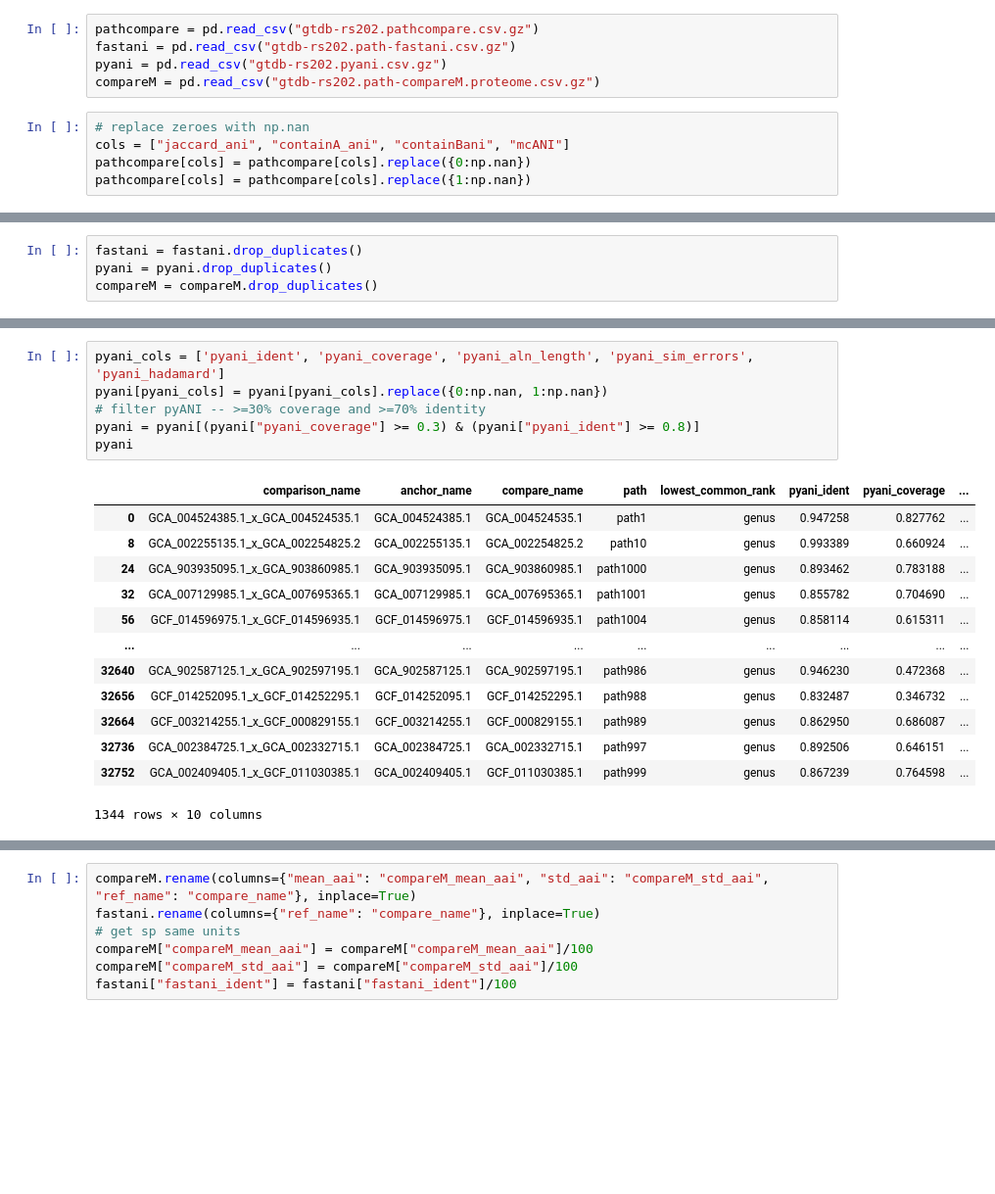
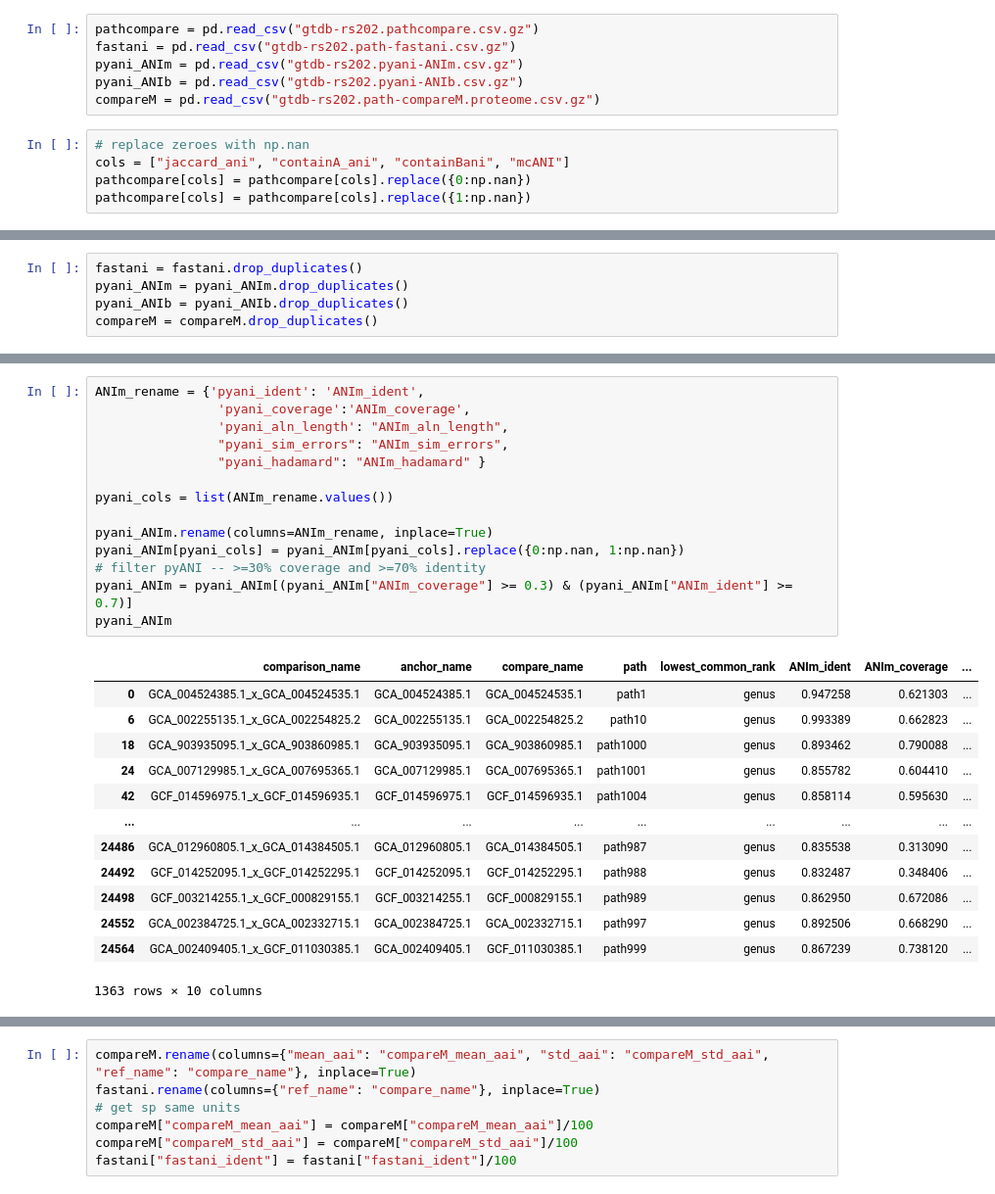
Before and after one commit to bluegenes/2022-protein-kmers-workflow, a Jupyter notebook: notebooks/02.merge-dataframes.ipynb, the cells around one changed output, grey strips where cells are left out. Shown at 98% size. Cells and saved outputs as stored; diff of their text form; blank space fills up the shorter version.

```diff
--- a/notebooks/02.merge-dataframes.ipynb
+++ b/notebooks/02.merge-dataframes.ipynb
@@ -5,7 +5,8 @@ import numpy as np
 # %%
 pathcompare = pd.read_csv("gtdb-rs202.pathcompare.csv.gz")
 fastani = pd.read_csv("gtdb-rs202.path-fastani.csv.gz")
-pyani = pd.read_csv("gtdb-rs202.pyani.csv.gz")
+pyani_ANIm = pd.read_csv("gtdb-rs202.pyani-ANIm.csv.gz")
+pyani_ANIb = pd.read_csv("gtdb-rs202.pyani-ANIb.csv.gz")
 compareM = pd.read_csv("gtdb-rs202.path-compareM.proteome.csv.gz")
 # %%
 # replace zeroes with np.nan
@@ -15,4 +32,5 @@ pathcompare[cols] = pathcompare[cols].replace({1:np.nan})
 # %%
 fastani = fastani.drop_duplicates()
-pyani = pyani.drop_duplicates()
+pyani_ANIm = pyani_ANIm.drop_duplicates()
+pyani_ANIb = pyani_ANIb.drop_duplicates()
 compareM = compareM.drop_duplicates()
@@ -19,20 +68,28 @@ compareM = compareM.drop_duplicates()
 # %%
-pyani_cols = ['pyani_ident', 'pyani_coverage', 'pyani_aln_length', 'pyani_sim_errors', 'pyani_hadamard']
-pyani[pyani_cols] = pyani[pyani_cols].replace({0:np.nan, 1:np.nan})
+ANIm_rename = {'pyani_ident': 'ANIm_ident',
+                'pyani_coverage':'ANIm_coverage',
+                'pyani_aln_length': "ANIm_aln_length",
+                "pyani_sim_errors": "ANIm_sim_errors",
+                "pyani_hadamard": "ANIm_hadamard" }
+
+pyani_cols = list(ANIm_rename.values())
+
+pyani_ANIm.rename(columns=ANIm_rename, inplace=True)
+pyani_ANIm[pyani_cols] = pyani_ANIm[pyani_cols].replace({0:np.nan, 1:np.nan})
 # filter pyANI -- >=30% coverage and >=70% identity
-pyani = pyani[(pyani["pyani_coverage"] >= 0.3) & (pyani["pyani_ident"] >= 0.8)]
-pyani
+pyani_ANIm = pyani_ANIm[(pyani_ANIm["ANIm_coverage"] >= 0.3) & (pyani_ANIm["ANIm_ident"] >= 0.7)]
+pyani_ANIm
 # %% [output]
-|  | comparison_name | anchor_name | compare_name | path | lowest_common_rank | pyani_ident | pyani_coverage | ... |
-| 0 | GCA_004524385.1_x_GCA_004524535.1 | GCA_004524385.1 | GCA_004524535.1 | path1 | genus | 0.947258 | 0.827762 | ... |
-| 8 | GCA_002255135.1_x_GCA_002254825.2 | GCA_002255135.1 | GCA_002254825.2 | path10 | genus | 0.993389 | 0.660924 | ... |
-| 24 | GCA_903935095.1_x_GCA_903860985.1 | GCA_903935095.1 | GCA_903860985.1 | path1000 | genus | 0.893462 | 0.783188 | ... |
-| 32 | GCA_007129985.1_x_GCA_007695365.1 | GCA_007129985.1 | GCA_007695365.1 | path1001 | genus | 0.855782 | 0.704690 | ... |
-| 56 | GCF_014596975.1_x_GCF_014596935.1 | GCF_014596975.1 | GCF_014596935.1 | path1004 | genus | 0.858114 | 0.615311 | ... |
+|  | comparison_name | anchor_name | compare_name | path | lowest_common_rank | ANIm_ident | ANIm_coverage | ... |
+| 0 | GCA_004524385.1_x_GCA_004524535.1 | GCA_004524385.1 | GCA_004524535.1 | path1 | genus | 0.947258 | 0.621303 | ... |
+| 6 | GCA_002255135.1_x_GCA_002254825.2 | GCA_002255135.1 | GCA_002254825.2 | path10 | genus | 0.993389 | 0.662823 | ... |
+| 18 | GCA_903935095.1_x_GCA_903860985.1 | GCA_903935095.1 | GCA_903860985.1 | path1000 | genus | 0.893462 | 0.790088 | ... |
+| 24 | GCA_007129985.1_x_GCA_007695365.1 | GCA_007129985.1 | GCA_007695365.1 | path1001 | genus | 0.855782 | 0.604410 | ... |
+| 42 | GCF_014596975.1_x_GCF_014596935.1 | GCF_014596975.1 | GCF_014596935.1 | path1004 | genus | 0.858114 | 0.595630 | ... |
 | ... | ... | ... | ... | ... | ... | ... | ... | ... |
-| 32640 | GCA_902587125.1_x_GCA_902597195.1 | GCA_902587125.1 | GCA_902597195.1 | path986 | genus | 0.946230 | 0.472368 | ... |
-| 32656 | GCF_014252095.1_x_GCF_014252295.1 | GCF_014252095.1 | GCF_014252295.1 | path988 | genus | 0.832487 | 0.346732 | ... |
-| 32664 | GCF_003214255.1_x_GCF_000829155.1 | GCF_003214255.1 | GCF_000829155.1 | path989 | genus | 0.862950 | 0.686087 | ... |
-| 32736 | GCA_002384725.1_x_GCA_002332715.1 | GCA_002384725.1 | GCA_002332715.1 | path997 | genus | 0.892506 | 0.646151 | ... |
-| 32752 | GCA_002409405.1_x_GCF_011030385.1 | GCA_002409405.1 | GCF_011030385.1 | path999 | genus | 0.867239 | 0.764598 | ... |
+| 24486 | GCA_012960805.1_x_GCA_014384505.1 | GCA_012960805.1 | GCA_014384505.1 | path987 | genus | 0.835538 | 0.313090 | ... |
+| 24492 | GCF_014252095.1_x_GCF_014252295.1 | GCF_014252095.1 | GCF_014252295.1 | path988 | genus | 0.832487 | 0.348406 | ... |
+| 24498 | GCF_003214255.1_x_GCF_000829155.1 | GCF_003214255.1 | GCF_000829155.1 | path989 | genus | 0.862950 | 0.672086 | ... |
+| 24552 | GCA_002384725.1_x_GCA_002332715.1 | GCA_002384725.1 | GCA_002332715.1 | path997 | genus | 0.892506 | 0.668290 | ... |
+| 24564 | GCA_002409405.1_x_GCF_011030385.1 | GCA_002409405.1 | GCF_011030385.1 | path999 | genus | 0.867239 | 0.738120 | ... |
-1344 rows × 10 columns
+1363 rows × 10 columns
```
Also changed, not shown: parts of 13 cells of this notebook, 2 other files.
